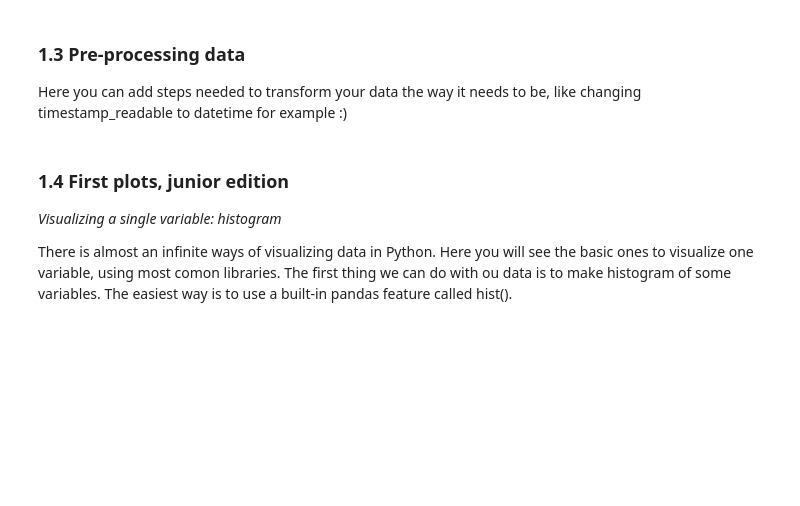
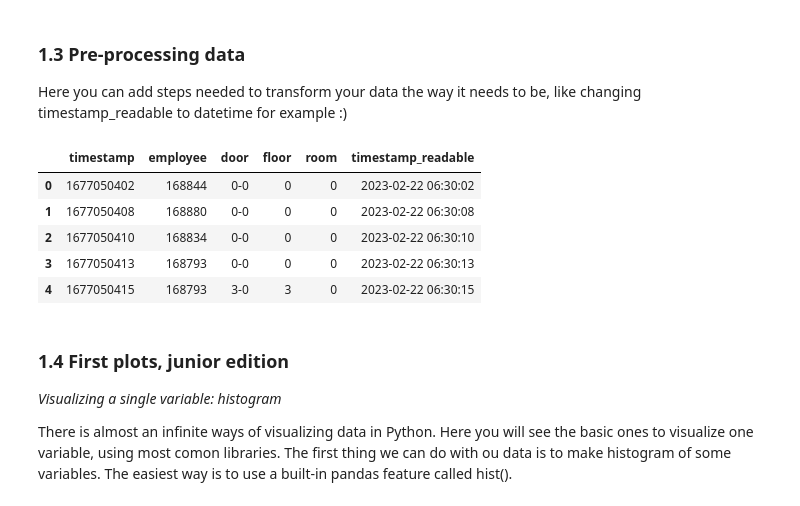
Before and after one commit to pastouche2/ML4FS_Nathan, a Jupyter notebook: HW3_DataVizz/HW3_DataVizz.ipynb, the cells around one changed output. Cells and saved outputs as stored; diff of their text form; code cells hidden in the pictures; blank space fills up the shorter version.

```diff
--- a/HW3_DataVizz/HW3_DataVizz.ipynb
+++ b/HW3_DataVizz/HW3_DataVizz.ipynb
@@ -75,6 +84,14 @@ Here you can add steps needed to transform your data the way it needs to be, lik
 # %%
 # YOUR CODE HERE
 df_ex1['timestamp_readable'] = pd.to_datetime(df_ex1['timestamp_readable'])
+df_ex1.head(5)
+# %% [output]
+|  | timestamp | employee | door | floor | room | timestamp_readable |
+| 0 | 1677050402 | 168844 | 0-0 | 0 | 0 | 2023-02-22 06:30:02 |
+| 1 | 1677050408 | 168880 | 0-0 | 0 | 0 | 2023-02-22 06:30:08 |
+| 2 | 1677050410 | 168834 | 0-0 | 0 | 0 | 2023-02-22 06:30:10 |
+| 3 | 1677050413 | 168793 | 0-0 | 0 | 0 | 2023-02-22 06:30:13 |
+| 4 | 1677050415 | 168793 | 3-0 | 3 | 0 | 2023-02-22 06:30:15 |
 # %% [markdown]
 ### 1.4 First plots, junior edition
 
```
Also changed, not shown: parts of 4 cells of this notebook, 5 other files.
